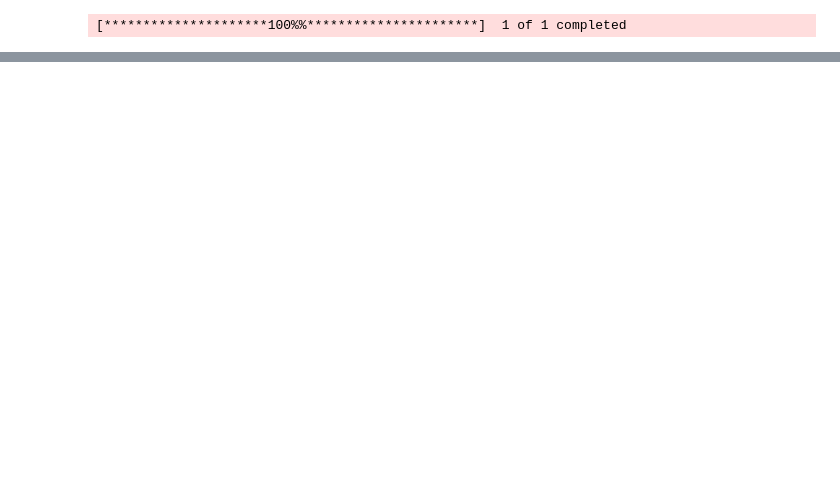
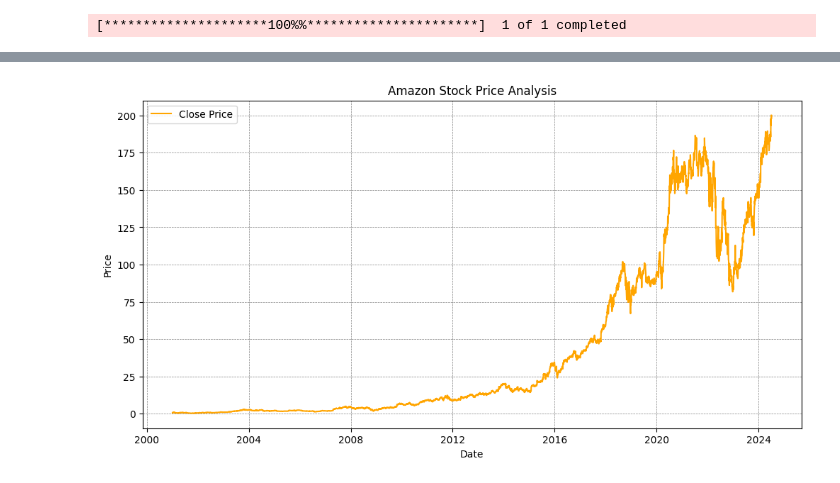
Before and after one commit to HanaMeah/DataStockFinalProject, a Jupyter notebook: DataScienceProject.ipynb, the cells around one changed output, grey strips where cells are left out. Drawn from its saved outputs; the diff is of its cells as text; code cells hidden in the pictures; blank space fills up the shorter version.

```diff
--- a/DataScienceProject.ipynb
+++ b/DataScienceProject.ipynb
@@ -101,0 +75,3 @@ df
+# %%
+df.reset_index(inplace=True)
+df
@@ -101,0 +92,14 @@ df
+# %%
+# Plotting the closing price
+plt.figure(figsize=(12, 6))  # Set the figure size
+plt.plot(df["Date"], df["Close"], label='Close Price', color='orange')
+plt.title("Amazon Stock Price Analysis")
+plt.xlabel("Date")
+plt.ylabel("Price")
+plt.grid(True, which='both', linestyle='--', linewidth=0.5, color='gray')
+plt.gca().set_facecolor('white')  # Plot background
+plt.gcf().set_facecolor('white')  # Figure background
+plt.legend()
+plt.show()
+# %% [output]
+[figure, added]
```
Also changed, not shown: parts of 17 cells of this notebook.
